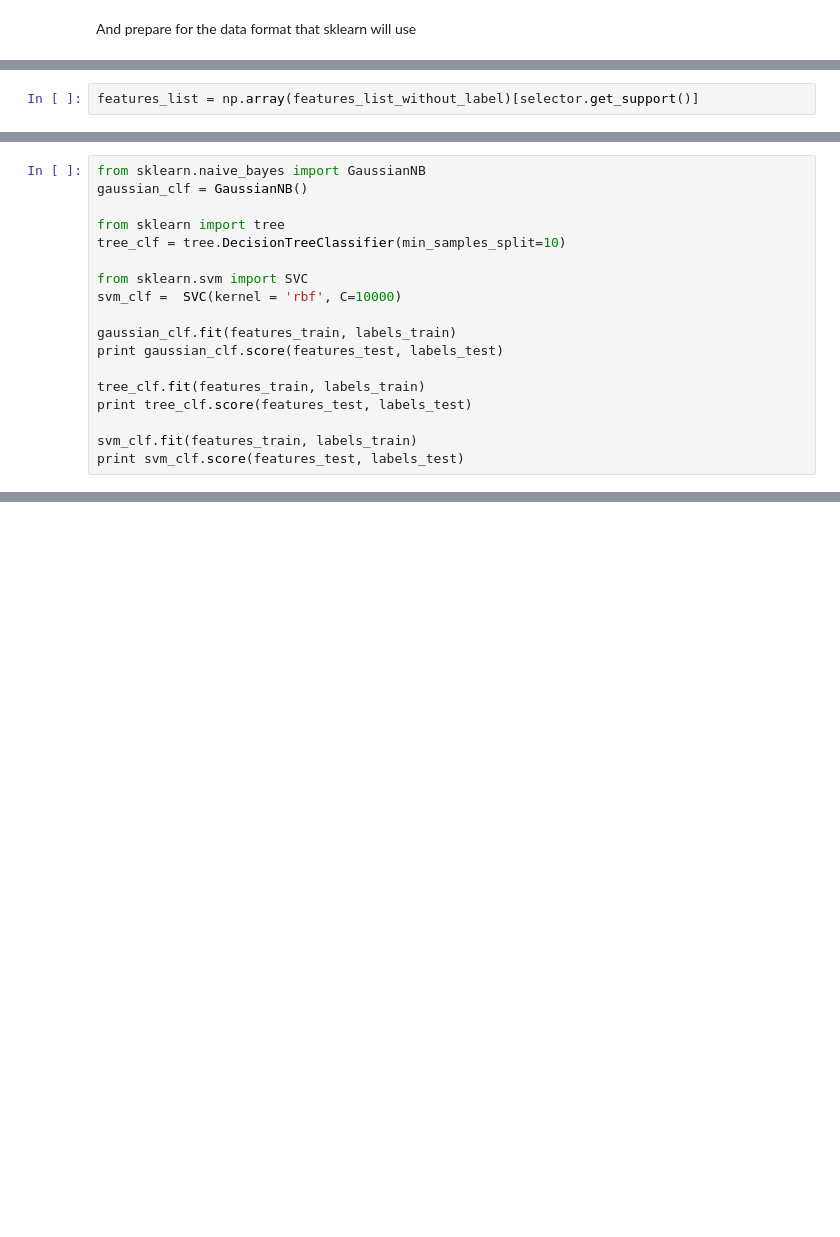
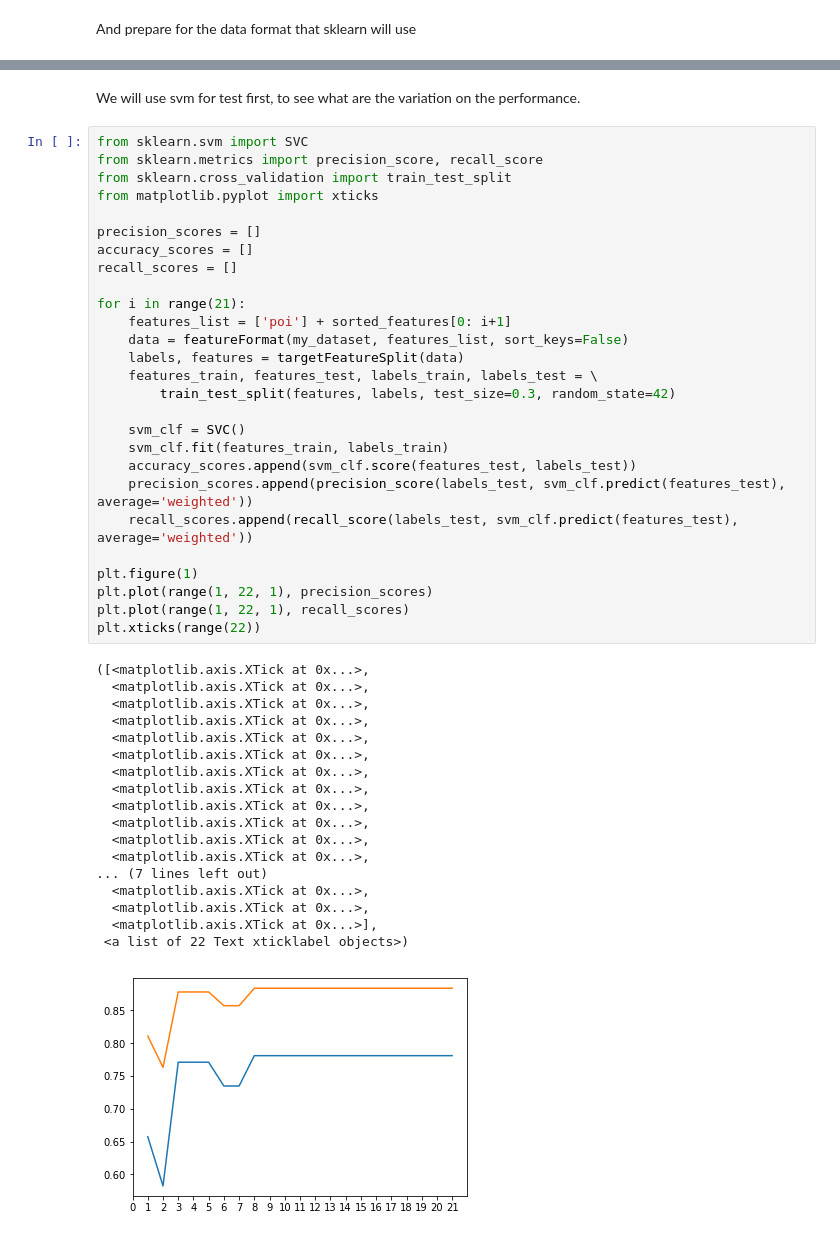
Before and after one commit to darrenchiu/udacity-data-analyst-nanodegree, a Jupyter notebook: P5-Identify_Fraud_from_Enron_Email/final_project/Enron_Data_Exploration.ipynb, the cells around one changed output, grey strips where cells are left out. Cells and saved outputs as stored; diff of their text form; blank space fills up the shorter version.

```diff
--- a/P5-Identify_Fraud_from_Enron_Email/final_project/Enron_Data_Exploration.ipynb
+++ b/P5-Identify_Fraud_from_Enron_Email/final_project/Enron_Data_Exploration.ipynb
@@ -302,2 +315,0 @@ And now update the features_list
-# %%
-features_list = np.array(features_list_without_label)[selector.get_support()]
@@ -306,18 +315,0 @@ Try to do some random testing with three different models
-# %%
-from sklearn.naive_bayes import GaussianNB
-gaussian_clf = GaussianNB()
-
-from sklearn import tree
-tree_clf = tree.DecisionTreeClassifier(min_samples_split=10)
-
-from sklearn.svm import SVC
-svm_clf =  SVC(kernel = 'rbf', C=10000)
-
-gaussian_clf.fit(features_train, labels_train)
-print gaussian_clf.score(features_test, labels_test)
-
-tree_clf.fit(features_train, labels_train)
-print tree_clf.score(features_test, labels_test)
-
-svm_clf.fit(features_train, labels_train)
-print svm_clf.score(features_test, labels_test)
@@ -329,0 +378,48 @@ After trying out with the testing, we are still a bit low in terms of precision.
+# %% [markdown]
+We will use svm for test first, to see what are the variation on the performance.
+# %%
+from sklearn.svm import SVC
+from sklearn.metrics import precision_score, recall_score
+from sklearn.cross_validation import train_test_split
+from matplotlib.pyplot import xticks
+
+precision_scores = []
+accuracy_scores = []
+recall_scores = []
+
+for i in range(21):
+    features_list = ['poi'] + sorted_features[0: i+1]
+    data = featureFormat(my_dataset, features_list, sort_keys=False)
+    labels, features = targetFeatureSplit(data)
+    features_train, features_test, labels_train, labels_test = \
+        train_test_split(features, labels, test_size=0.3, random_state=42)
+
+    svm_clf = SVC()
+    svm_clf.fit(features_train, labels_train)
+    accuracy_scores.append(svm_clf.score(features_test, labels_test))
+    precision_scores.append(precision_score(labels_test, svm_clf.predict(features_test), average='weighted'))
+    recall_scores.append(recall_score(labels_test, svm_clf.predict(features_test), average='weighted'))
+
+plt.figure(1)
+plt.plot(range(1, 22, 1), precision_scores)
+plt.plot(range(1, 22, 1), recall_scores)
+plt.xticks(range(22))
+# %% [output]
+([<matplotlib.axis.XTick at 0x...>,
+  <matplotlib.axis.XTick at 0x...>,
+  <matplotlib.axis.XTick at 0x...>,
+  <matplotlib.axis.XTick at 0x...>,
+  <matplotlib.axis.XTick at 0x...>,
+  <matplotlib.axis.XTick at 0x...>,
+  <matplotlib.axis.XTick at 0x...>,
+  <matplotlib.axis.XTick at 0x...>,
+  <matplotlib.axis.XTick at 0x...>,
+  <matplotlib.axis.XTick at 0x...>,
+  <matplotlib.axis.XTick at 0x...>,
+  <matplotlib.axis.XTick at 0x...>,
+... (7 lines left out)
+  <matplotlib.axis.XTick at 0x...>,
+  <matplotlib.axis.XTick at 0x...>,
+  <matplotlib.axis.XTick at 0x...>],
+ <a list of 22 Text xticklabel objects>)
+[figure, added]
```
Also changed, not shown: parts of 55 cells of this notebook, 8 other files.
